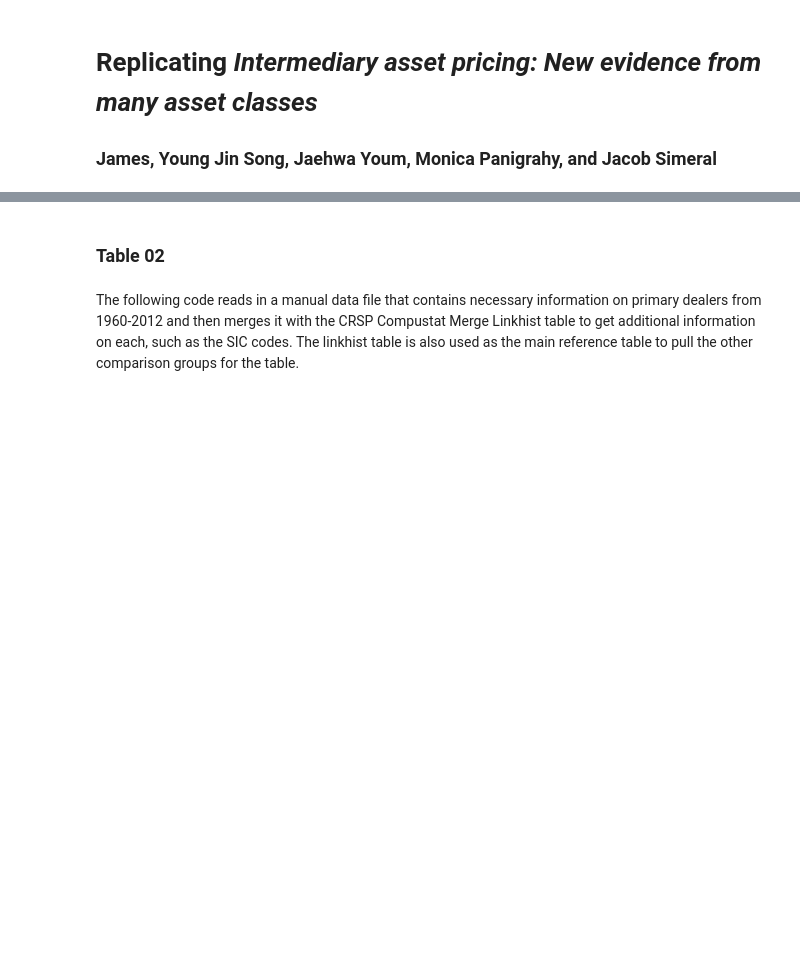
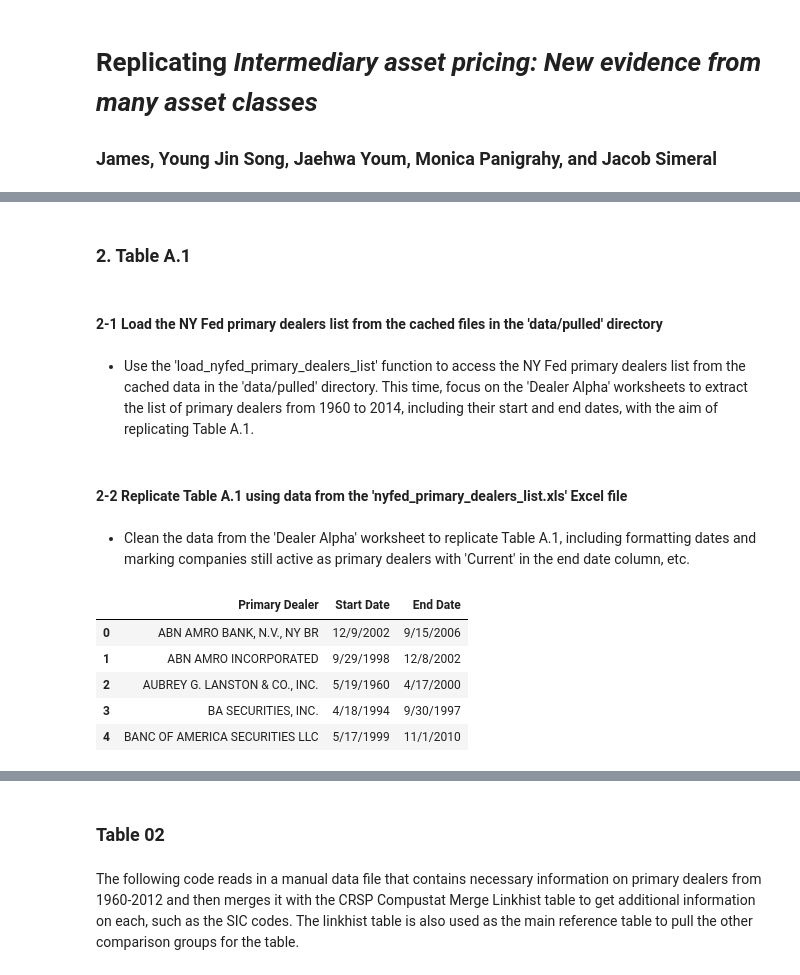
Before and after one commit to 1scarecrow1/intermediary-asset-pricing, a Jupyter notebook: src/Walkthrough.ipynb, the cells around one changed output, grey strips where cells are left out. Saved outputs shown, nothing was run; the diff lists cells and outputs as text; code cells hidden in the pictures; blank space fills up the shorter version.

```diff
--- a/src/Walkthrough.ipynb
+++ b/src/Walkthrough.ipynb
@@ -90,0 +98,19 @@ Table_01.merged_df_final.head()
+# %% [markdown]
+### 2. Table A.1
+# %% [markdown]
+#### 2-1 Load the NY Fed primary dealers list from the cached files in the 'data/pulled' directory
+# %% [markdown]
+* Use the 'load_nyfed_primary_dealers_list' function to access the NY Fed primary dealers list from the cached data in the 'data/pulled' directory. This time, focus on the 'Dealer Alpha' worksheets to extract the list of primary dealers from 1960 to 2014, including their start and end dates, with the aim of replicating Table A.1.
+# %% [markdown]
+#### 2-2 Replicate Table A.1 using data from the 'nyfed_primary_dealers_list.xls' Excel file
+# %% [markdown]
+* Clean the data from the 'Dealer Alpha' worksheet to replicate Table A.1, including formatting dates and marking companies still active as primary dealers with 'Current' in the end date column, etc.
+# %%
+Table_A1.df_dealer_alpha.head()
+# %% [output]
+|  | Primary Dealer | Start Date | End Date |
+| 0 | ABN AMRO BANK, N.V., NY BR | 12/9/2002 | 9/15/2006 |
+| 1 | ABN AMRO INCORPORATED | 9/29/1998 | 12/8/2002 |
+| 2 | AUBREY G. LANSTON & CO., INC. | 5/19/1960 | 4/17/2000 |
+| 3 | BA SECURITIES, INC. | 4/18/1994 | 9/30/1997 |
+| 4 | BANC OF AMERICA SECURITIES LLC | 5/17/1999 | 11/1/2010 |
```
Also changed, not shown: parts of 58 cells of this notebook, 1 other file.
